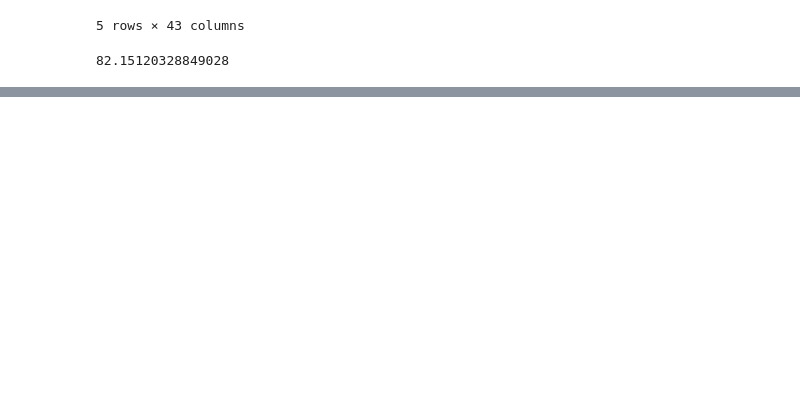
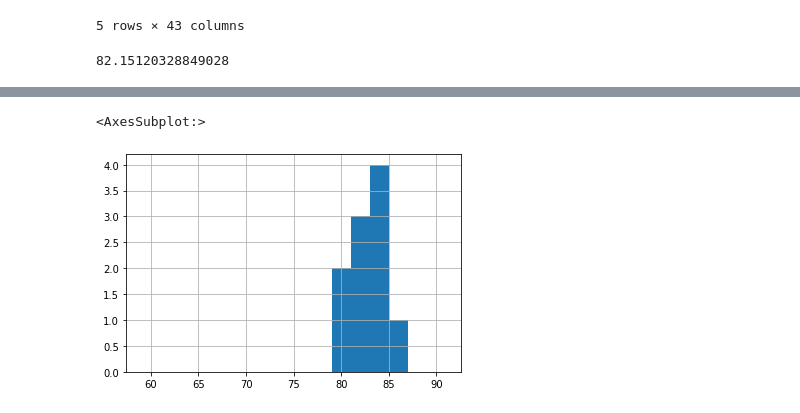
Before and after one commit to TinChung41/Google_Colab_DataCamp_Data_Analyst, a Jupyter notebook: Sampling in Python/Sampling_in_Python_1_Introduction_to_Sampling.ipynb, the cells around one changed output, grey strips where cells are left out. Saved outputs shown, nothing was run; the diff lists cells and outputs as text; code cells hidden in the pictures; blank space fills up the shorter version.

```diff
--- a/Sampling in Python/Sampling_in_Python_1_Introduction_to_Sampling.ipynb
+++ b/Sampling in Python/Sampling_in_Python_1_Introduction_to_Sampling.ipynb
@@ -50,0 +65,6 @@ np.mean()
+# %%
+coffee_samples = coffee_ratings.sample(n = 10)
+coffee_samples["total_cup_points"].hist(bins = np.arange(59,91+2,2))
+# %% [output]
+<AxesSubplot:>
+[figure, added]
```
Also changed, not shown: parts of 8 cells of this notebook.
